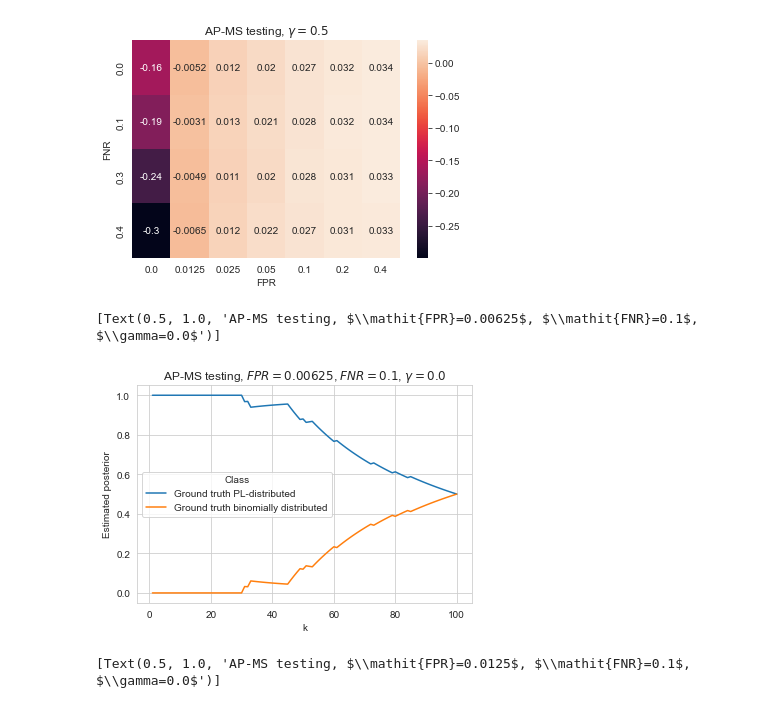
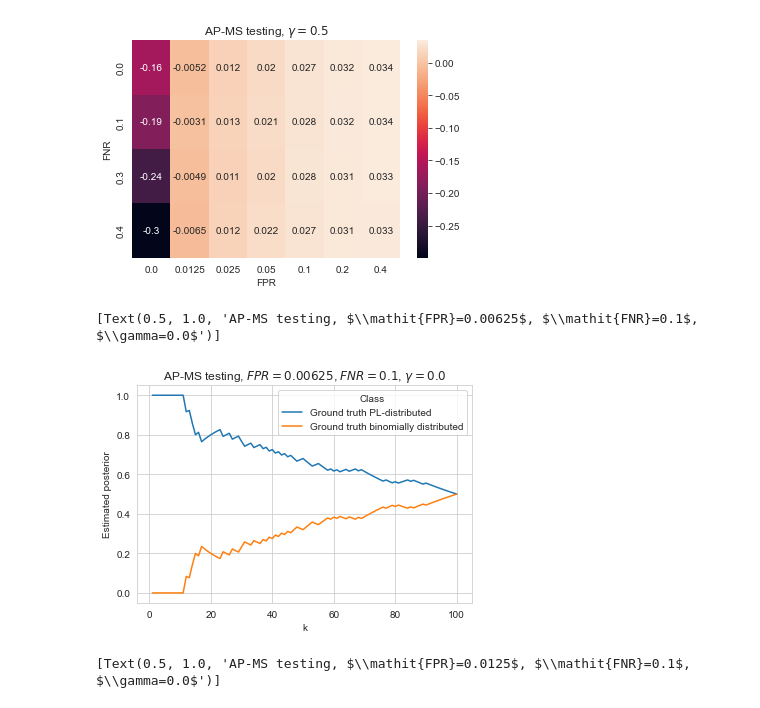
Before and after one commit to bionetslab/ppi-network-simulation, a Jupyter notebook: plot_results.ipynb, the cells around one changed output. Saved outputs shown, nothing was run; the diff lists cells and outputs as text; code cells hidden in the pictures.

Commit message:
plotted AP-MS results with new FPRs

```diff
--- a/plot_results.ipynb
+++ b/plot_results.ipynb
@@ -7,6 +7,9 @@ import matplotlib.pyplot as plt
 import json
 import itertools as itt
 import seaborn as sns
+from matplotlib import rc
+rc('font',**{'family':'sans-serif','sans-serif':['Helvetica'],'size':12})
+plt.rcParams['pdf.fonttype'] = 42
 # %%
 def to_string(x):
     return ''.join(str(x).split('.'))
@@ -67,11 +105,11 @@ sns.heatmap(deltas_AP_MS.pivot('FNR', 'FPR', 'delta_sod'),annot=True).set(title=
 [Text(0.5, 1.0, 'AP-MS testing, $\\gamma=0.5$')]
 [figure]
 # %%
-posteriors, all_results = load_results('AP-MS', acceptance_threshold=0.0, false_positive_rate=0.00625, false_negative_rate=0.1)
+posteriors, all_results = load_results('Y2H', acceptance_threshold=0.0, false_positive_rate=0.003125, false_negative_rate=0.2)
 ppinetsim.plot_posteriors(posteriors, parameters={'acceptance_threshold': 0.0, 'false_positive_rate': 0.00625, 'false_negative_rate': 0.1, 'test_method': 'AP-MS'})
 # %% [output]
 [Text(0.5, 1.0, 'AP-MS testing, $\\mathit{FPR}=0.00625$, $\\mathit{FNR}=0.1$, $\\gamma=0.0$')]
-[figure, old version]
+[figure, new version]
 # %%
 posteriors, all_results = load_results('AP-MS', acceptance_threshold=0.0, false_positive_rate=0.0125, false_negative_rate=0.1)
 ppinetsim.plot_posteriors(posteriors, parameters={'acceptance_threshold': 0.0, 'false_positive_rate': 0.0125, 'false_negative_rate': 0.1, 'test_method': 'AP-MS'})
```
Also changed, not shown: parts of 5 cells of this notebook, 1 other file.
